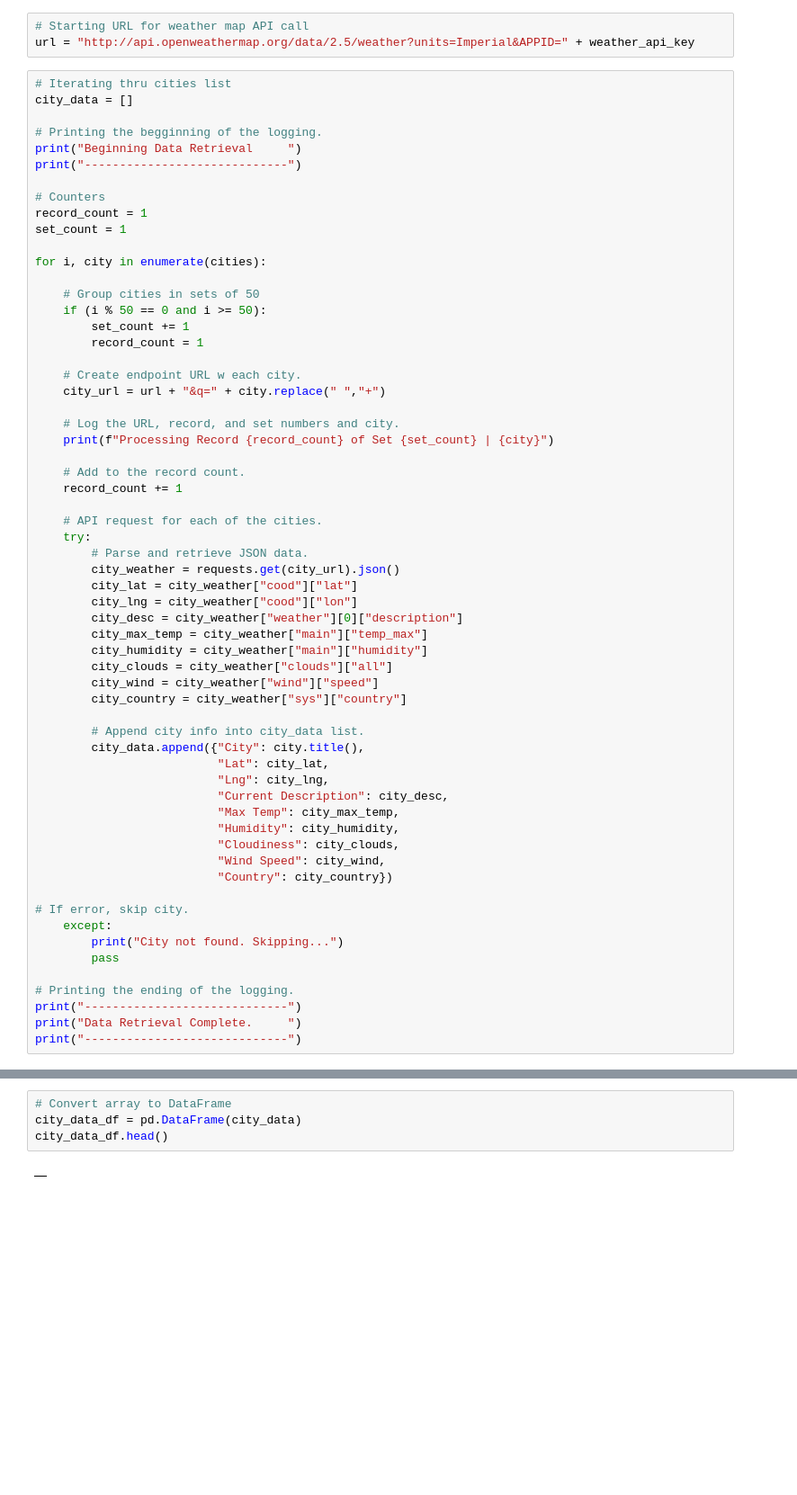
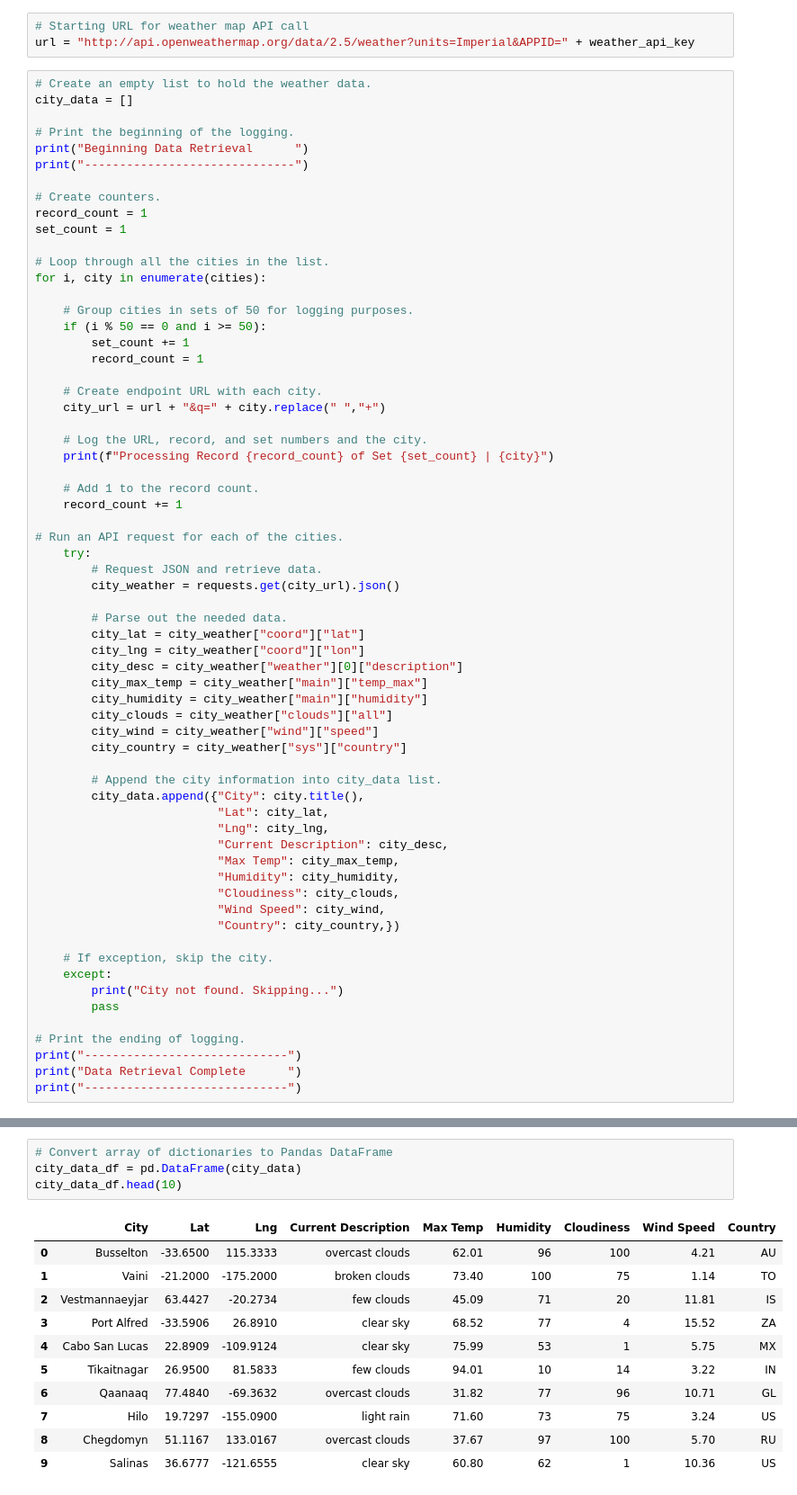
Before and after one commit to VAlphonso/World_Weather_Analysis, a Jupyter notebook: Weather_Database/Weather_Database.ipynb, the cells around one changed output, grey strips where cells are left out. Shown at 90% size. Drawn from its saved outputs; the diff is of its cells as text; blank space fills up the shorter version.

```diff
--- a/Weather_Database/Weather_Database.ipynb
+++ b/Weather_Database/Weather_Database.ipynb
@@ -37,39 +37,42 @@ len(cities)
 # Starting URL for weather map API call
 url = "http://api.openweathermap.org/data/2.5/weather?units=Imperial&APPID=" + weather_api_key
 # %%
-# Iterating thru cities list
+# Create an empty list to hold the weather data.
 city_data = []
 
-# Printing the begginning of the logging.
-print("Beginning Data Retrieval     ")
-print("-----------------------------")
+# Print the beginning of the logging.
+print("Beginning Data Retrieval      ")
+print("------------------------------")
 
-# Counters
+# Create counters.
 record_count = 1
 set_count = 1
 
+# Loop through all the cities in the list.
 for i, city in enumerate(cities):
 
-    # Group cities in sets of 50
+    # Group cities in sets of 50 for logging purposes.
     if (i % 50 == 0 and i >= 50):
         set_count += 1
         record_count = 1
 
-    # Create endpoint URL w each city.
+    # Create endpoint URL with each city.
     city_url = url + "&q=" + city.replace(" ","+")
 
-    # Log the URL, record, and set numbers and city.
+    # Log the URL, record, and set numbers and the city.
     print(f"Processing Record {record_count} of Set {set_count} | {city}")
 
-    # Add to the record count.
+    # Add 1 to the record count.
     record_count += 1
 
-    # API request for each of the cities.
+# Run an API request for each of the cities.
     try:
-        # Parse and retrieve JSON data.
+        # Request JSON and retrieve data.
         city_weather = requests.get(city_url).json()
-        city_lat = city_weather["cood"]["lat"]
-        city_lng = city_weather["cood"]["lon"]
+
+        # Parse out the needed data.
+        city_lat = city_weather["coord"]["lat"]
+        city_lng = city_weather["coord"]["lon"]
         city_desc = city_weather["weather"][0]["description"]
         city_max_temp = city_weather["main"]["temp_max"]
         city_humidity = city_weather["main"]["humidity"]
@@ -77,7 +80,7 @@ for i, city in enumerate(cities):
         city_wind = city_weather["wind"]["speed"]
         city_country = city_weather["sys"]["country"]
 
-        # Append city info into city_data list.
+        # Append the city information into city_data list.
         city_data.append({"City": city.title(),
                           "Lat": city_lat,
                           "Lng": city_lng,
@@ -86,16 +89,16 @@ for i, city in enumerate(cities):
                           "Humidity": city_humidity,
                           "Cloudiness": city_clouds,
                           "Wind Speed": city_wind,
-                          "Country": city_country})
+                          "Country": city_country,})
 
-# If error, skip city.
+    # If exception, skip the city.
     except:
         print("City not found. Skipping...")
         pass
 
-# Printing the ending of the logging.
+# Print the ending of logging.
 print("-----------------------------")
-print("Data Retrieval Complete.     ")
+print("Data Retrieval Complete      ")
 print("-----------------------------")
 # %% [output]
 Beginning Data Retrieval
@@ -118,6 +121,16 @@ Data Retrieval Complete.
 # %%
-# Convert array to DataFrame
+# Convert array of dictionaries to Pandas DataFrame
 city_data_df = pd.DataFrame(city_data)
-city_data_df.head()
+city_data_df.head(10)
 # %% [output]
-|  |
+|  | City | Lat | Lng | Current Description | Max Temp | Humidity | Cloudiness | Wind Speed | Country |
+| 0 | Busselton | -33.6500 | 115.3333 | overcast clouds | 62.01 | 96 | 100 | 4.21 | AU |
+| 1 | Vaini | -21.2000 | -175.2000 | broken clouds | 73.40 | 100 | 75 | 1.14 | TO |
+| 2 | Vestmannaeyjar | 63.4427 | -20.2734 | few clouds | 45.09 | 71 | 20 | 11.81 | IS |
+| 3 | Port Alfred | -33.5906 | 26.8910 | clear sky | 68.52 | 77 | 4 | 15.52 | ZA |
+| 4 | Cabo San Lucas | 22.8909 | -109.9124 | clear sky | 75.99 | 53 | 1 | 5.75 | MX |
+| 5 | Tikaitnagar | 26.9500 | 81.5833 | few clouds | 94.01 | 10 | 14 | 3.22 | IN |
+| 6 | Qaanaaq | 77.4840 | -69.3632 | overcast clouds | 31.82 | 77 | 96 | 10.71 | GL |
+| 7 | Hilo | 19.7297 | -155.0900 | light rain | 71.60 | 73 | 75 | 3.24 | US |
+| 8 | Chegdomyn | 51.1167 | 133.0167 | overcast clouds | 37.67 | 97 | 100 | 5.70 | RU |
+| 9 | Salinas | 36.6777 | -121.6555 | clear sky | 60.80 | 62 | 1 | 10.36 | US |
```
Also changed, not shown: parts of 4 cells of this notebook, 2 other files.
